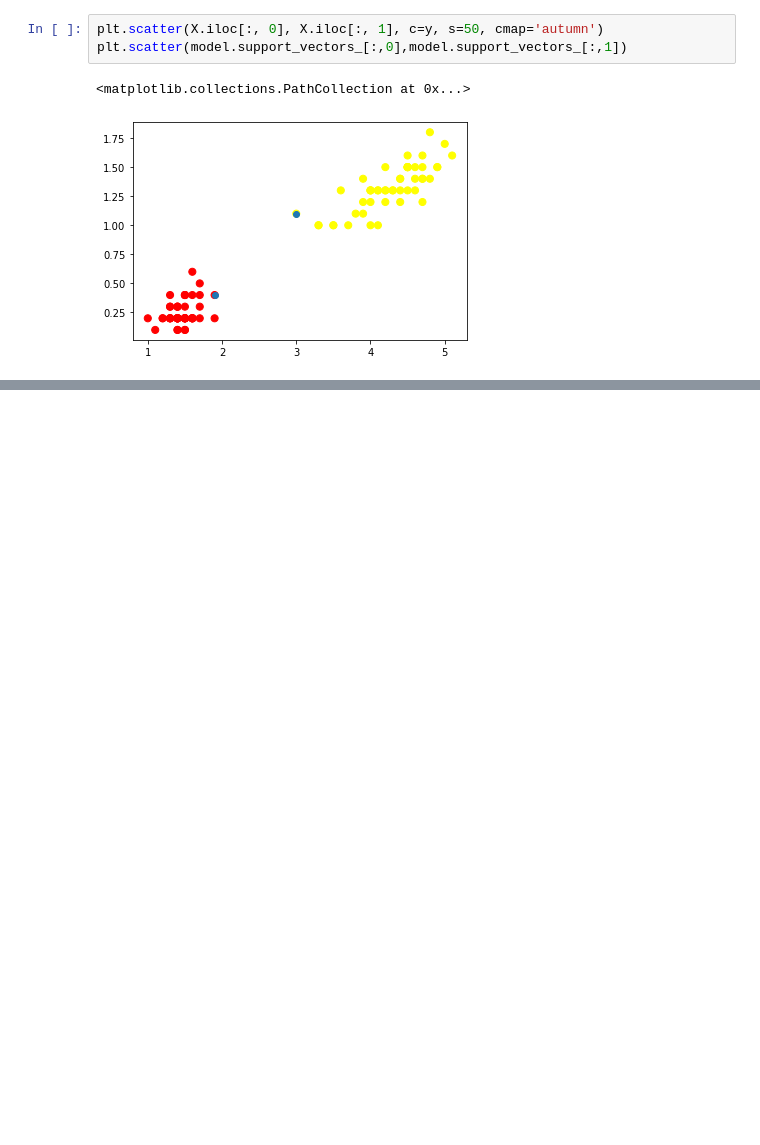
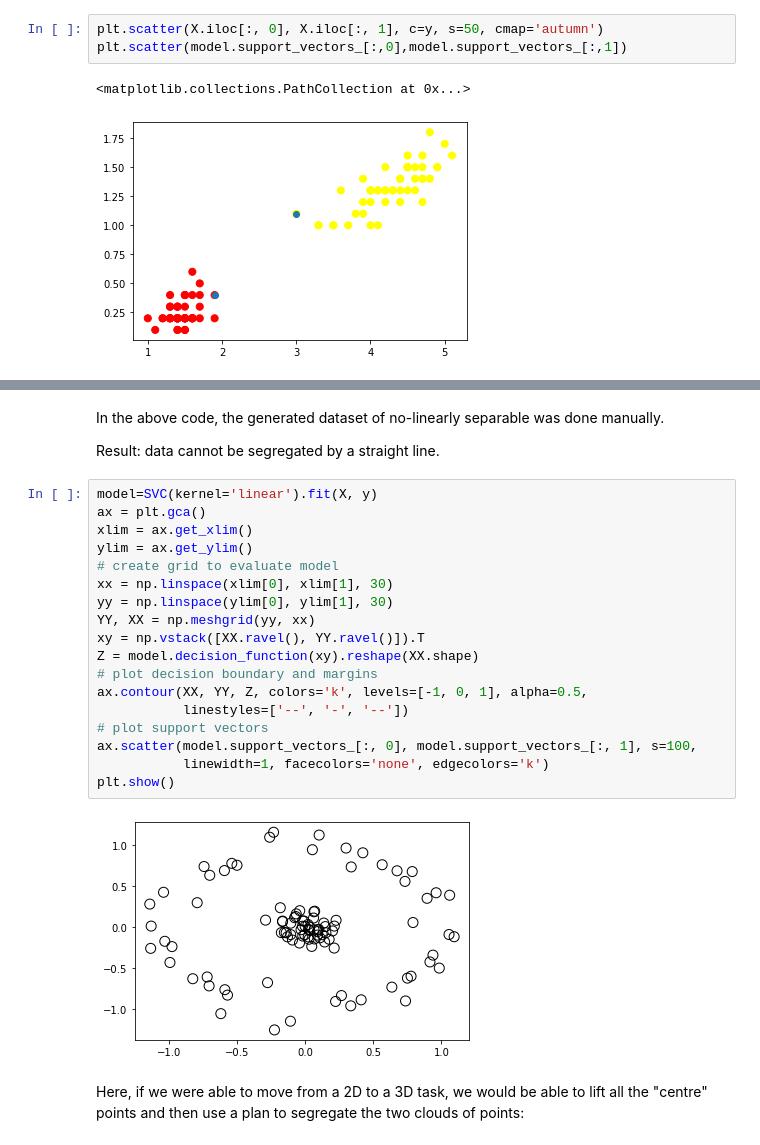
Before and after one commit to AnkitaxPriya/Machine-Learning-101, a Jupyter notebook: Lab Projects/Visualizing SVM.ipynb, the cells around one changed output, grey strips where cells are left out. Saved outputs shown, nothing was run; the diff lists cells and outputs as text; blank space fills up the shorter version.

```diff
--- a/Lab Projects/Visualizing SVM.ipynb
+++ b/Lab Projects/Visualizing SVM.ipynb
@@ -93,2 +136,28 @@ plt.scatter(X[:, 0], X[:, 1], c=y, s=50, cmap='autumn')
+# %% [markdown]
+In the above code, the generated dataset of no-linearly separable was done manually.
+
+Result: data cannot be segregated by a straight line.
+# %%
+model=SVC(kernel='linear').fit(X, y)
+ax = plt.gca()
+xlim = ax.get_xlim()
+ylim = ax.get_ylim()
+# create grid to evaluate model
+xx = np.linspace(xlim[0], xlim[1], 30)
+yy = np.linspace(ylim[0], ylim[1], 30)
+YY, XX = np.meshgrid(yy, xx)
+xy = np.vstack([XX.ravel(), YY.ravel()]).T
+Z = model.decision_function(xy).reshape(XX.shape)
+# plot decision boundary and margins
+ax.contour(XX, YY, Z, colors='k', levels=[-1, 0, 1], alpha=0.5,
+           linestyles=['--', '-', '--'])
+# plot support vectors
+ax.scatter(model.support_vectors_[:, 0], model.support_vectors_[:, 1], s=100,
+           linewidth=1, facecolors='none', edgecolors='k')
+plt.show()
+# %% [output]
+[figure, added]
+# %% [markdown]
+Here,  if we were able to move from a 2D to a 3D task, we would be able to lift all the "centre" points and then use a plan to segregate the two clouds of points:
 # %%
 from mpl_toolkits import mplot3d
```
Also changed, not shown: parts of 13 cells of this notebook.
